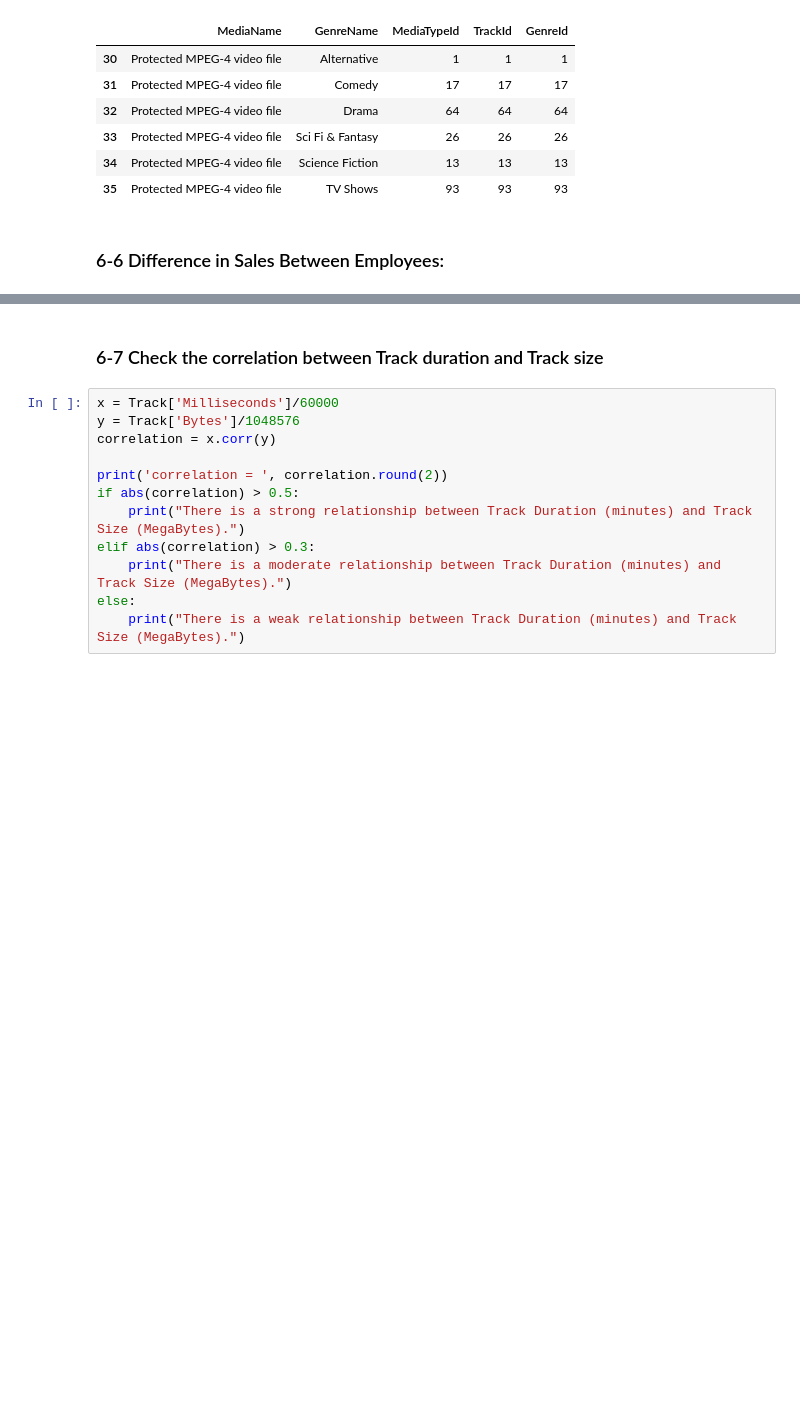
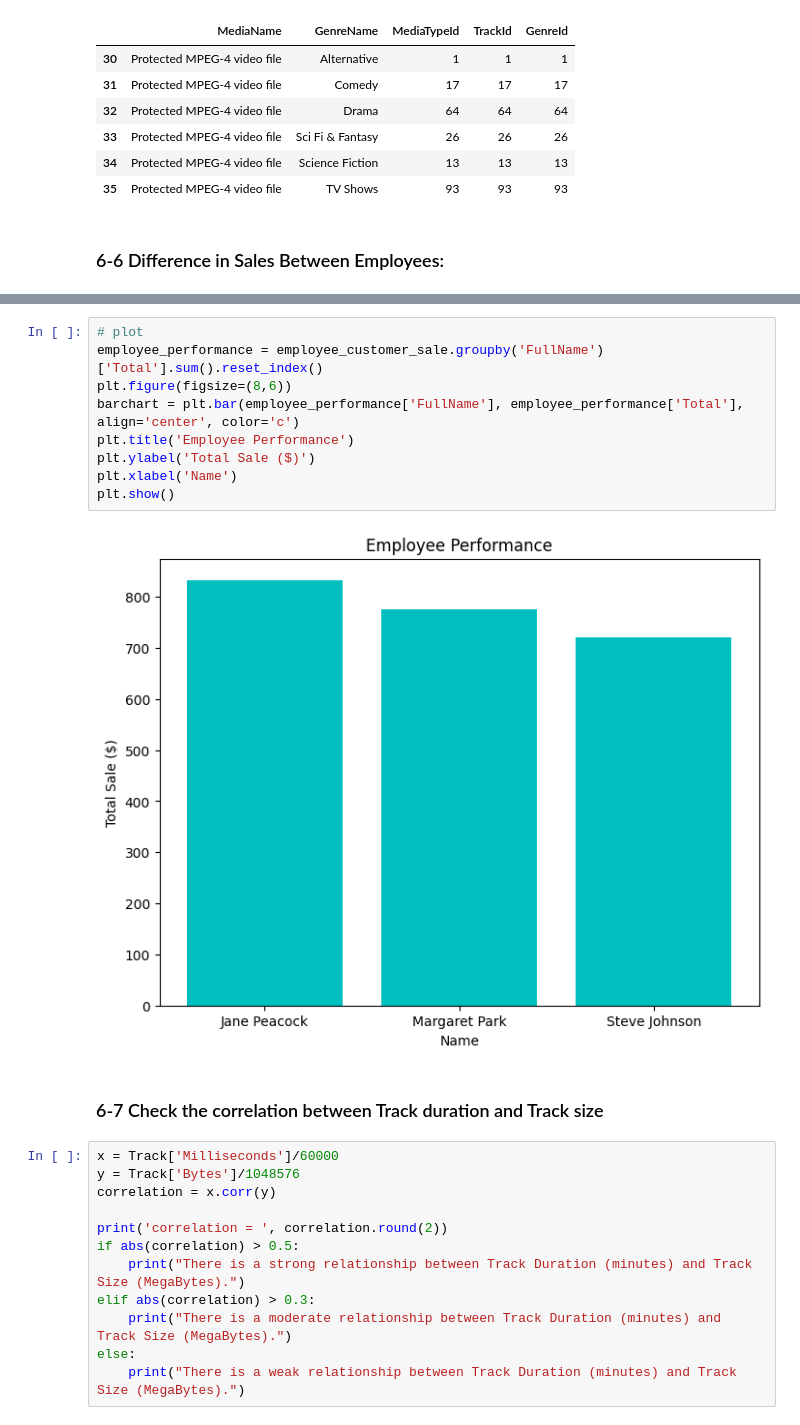
Before and after one commit to Mahlagha1994/Chinook, a Jupyter notebook: notebooks/Chinook Data Analysis.ipynb, the cells around one changed output, grey strips where cells are left out. Drawn from its saved outputs; the diff is of its cells as text; blank space fills up the shorter version.

```diff
--- a/notebooks/Chinook Data Analysis.ipynb
+++ b/notebooks/Chinook Data Analysis.ipynb
@@ -764,3 +766,14 @@ The Performancee of Employees in Sale are different
+# %%
+# plot
+employee_performance = employee_customer_sale.groupby('FullName')['Total'].sum().reset_index()
+plt.figure(figsize=(8,6))
+barchart = plt.bar(employee_performance['FullName'], employee_performance['Total'], align='center', color='c')
+plt.title('Employee Performance')
+plt.ylabel('Total Sale ($)')
+plt.xlabel('Name')
+plt.show()
+# %% [output]
+[figure, added]
 # %% [markdown]
 ### 6-7 Check the correlation between Track duration and Track size
 # %%
```
Also changed, not shown: parts of 6 cells of this notebook, 7 other files.
